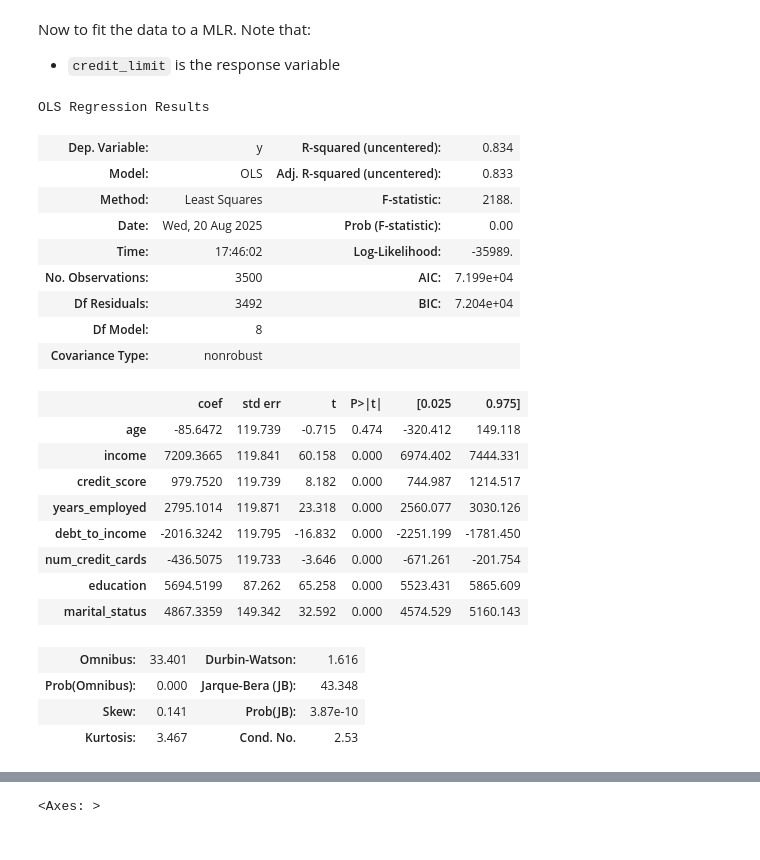
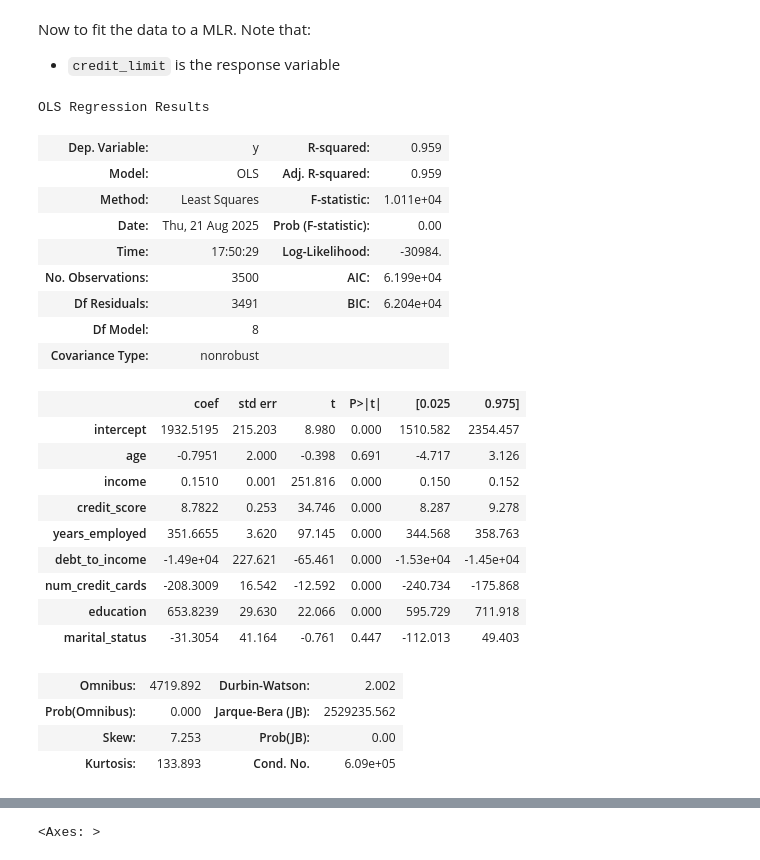
Before and after one commit to aidanlockwood20/MXN442-Codebase, a Jupyter notebook: assignments/assignment_1/assignment_1.ipynb, the cells around one changed output, grey strips where cells are left out. Saved outputs shown, nothing was run; the diff lists cells and outputs as text; code cells hidden in the pictures.

```diff
--- a/assignments/assignment_1/assignment_1.ipynb
+++ b/assignments/assignment_1/assignment_1.ipynb
@@ -102,10 +103,0 @@ Going to also convert the categorical variables into the required data types
-# %%
-categorical_variables = [
-    'education',
-    'marital_status',
-    'loan_default'
-]
-
-for index, column in enumerate(data_columns):
-    if column in categorical_variables:
-        df[column] = df[column].astype('category')
@@ -154,50 +131,57 @@ Now to fit the data to a MLR.
 Note that:
 - `credit_limit` is the response variable
 # %%
-training_predictors = training_data.columns.drop(['credit_limit', 'loan_default', 'education', 'marital_status']).to_list()
+training_predictors = training_data.columns.drop(['credit_limit', 'loan_default'])
 
-# The dataset to be used in the regression
-training_data_X = training_data[training_predictors]
+train_design = MS(training_predictors)
+train_design = train_design.fit(training_data)
 
+X = train_design.transform(training_data)
+X
+
+# Removing categorical variables from the scaling
+X_train = X.drop(columns=['education', 'marital_status'])
+X_train
 # Experimenting with adjusting the scaling of the variables
 scaler = StandardScaler()
-X_train_scaled = scaler.fit_transform(training_data_X)
-
-X_train_scaled = pd.DataFrame(X_train_scaled, columns=training_predictors)
+X_train_scaled = scaler.fit_transform(X_train)
+X_train_scaled = pd.DataFrame(X_train_scaled, columns=X_train.columns)
 X_train_scaled['education'] = training_data['education']
 X_train_scaled['marital_status'] = training_data['marital_status']
 
-train_design = MS(training_predictors)
-train_design = train_design.fit(training_data_X)
-X_train = train_design.transform(training_data)
-
-
-mlr_model = sm.OLS(np.array(training_data['credit_limit']), X_train_scaled)
+X_train_scaled
+Y = np.array(training_data['credit_limit'])
+mlr_model = sm.OLS(Y, X)
 
 results = mlr_model.fit()
+
 results.summary()
+
+## The result of standardising the X_train put the condition number to infinity
+## Not standardising but adding all variables minus the response resulted in a large condition number
 # %% [output]
 OLS Regression Results
-| Dep. Variable: | y | R-squared (uncentered): | 0.834 |
-| Model: | OLS | Adj. R-squared (uncentered): | 0.833 |
-| Method: | Least Squares | F-statistic: | 2188. |
-| Date: | Wed, 20 Aug 2025 | Prob (F-statistic): | 0.00 |
-| Time: | 17:46:02 | Log-Likelihood: | -35989. |
-| No. Observations: | 3500 | AIC: | 7.199e+04 |
-| Df Residuals: | 3492 | BIC: | 7.204e+04 |
+| Dep. Variable: | y | R-squared: | 0.959 |
+| Model: | OLS | Adj. R-squared: | 0.959 |
+| Method: | Least Squares | F-statistic: | 1.011e+04 |
+| Date: | Thu, 21 Aug 2025 | Prob (F-statistic): | 0.00 |
+| Time: | 17:50:29 | Log-Likelihood: | -30984. |
+| No. Observations: | 3500 | AIC: | 6.199e+04 |
+| Df Residuals: | 3491 | BIC: | 6.204e+04 |
 | Df Model: | 8 |  |  |
 | Covariance Type: | nonrobust |  |  |
 |  | coef | std err | t | P>|t| | [0.025 | 0.975] |
-| age | -85.6472 | 119.739 | -0.715 | 0.474 | -320.412 | 149.118 |
-| income | 7209.3665 | 119.841 | 60.158 | 0.000 | 6974.402 | 7444.331 |
-| credit_score | 979.7520 | 119.739 | 8.182 | 0.000 | 744.987 | 1214.517 |
-| years_employed | 2795.1014 | 119.871 | 23.318 | 0.000 | 2560.077 | 3030.126 |
-| debt_to_income | -2016.3242 | 119.795 | -16.832 | 0.000 | -2251.199 | -1781.450 |
-| num_credit_cards | -436.5075 | 119.733 | -3.646 | 0.000 | -671.261 | -201.754 |
-| education | 5694.5199 | 87.262 | 65.258 | 0.000 | 5523.431 | 5865.609 |
-| marital_status | 4867.3359 | 149.342 | 32.592 | 0.000 | 4574.529 | 5160.143 |
+| intercept | 1932.5195 | 215.203 | 8.980 | 0.000 | 1510.582 | 2354.457 |
+| age | -0.7951 | 2.000 | -0.398 | 0.691 | -4.717 | 3.126 |
+| income | 0.1510 | 0.001 | 251.816 | 0.000 | 0.150 | 0.152 |
+| credit_score | 8.7822 | 0.253 | 34.746 | 0.000 | 8.287 | 9.278 |
+| years_employed | 351.6655 | 3.620 | 97.145 | 0.000 | 344.568 | 358.763 |
+| debt_to_income | -1.49e+04 | 227.621 | -65.461 | 0.000 | -1.53e+04 | -1.45e+04 |
+| num_credit_cards | -208.3009 | 16.542 | -12.592 | 0.000 | -240.734 | -175.868 |
+| education | 653.8239 | 29.630 | 22.066 | 0.000 | 595.729 | 711.918 |
+| marital_status | -31.3054 | 41.164 | -0.761 | 0.447 | -112.013 | 49.403 |
-| Omnibus: | 33.401 | Durbin-Watson: | 1.616 |
-| Prob(Omnibus): | 0.000 | Jarque-Bera (JB): | 43.348 |
-| Skew: | 0.141 | Prob(JB): | 3.87e-10 |
-| Kurtosis: | 3.467 | Cond. No. | 2.53 |
+| Omnibus: | 4719.892 | Durbin-Watson: | 2.002 |
+| Prob(Omnibus): | 0.000 | Jarque-Bera (JB): | 2529235.562 |
+| Skew: | 7.253 | Prob(JB): | 0.00 |
+| Kurtosis: | 133.893 | Cond. No. | 6.09e+05 |
 Notes:
```
Also changed, not shown: parts of 47 cells of this notebook, 2 other files.
